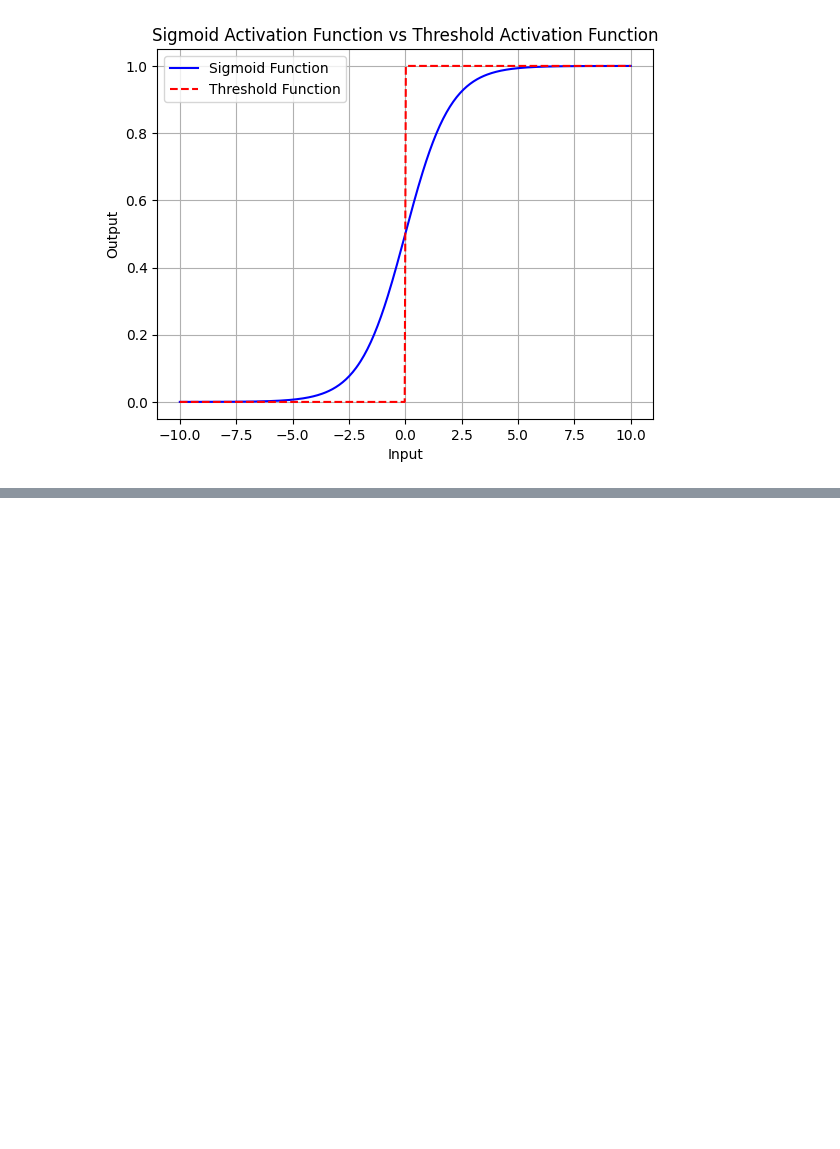
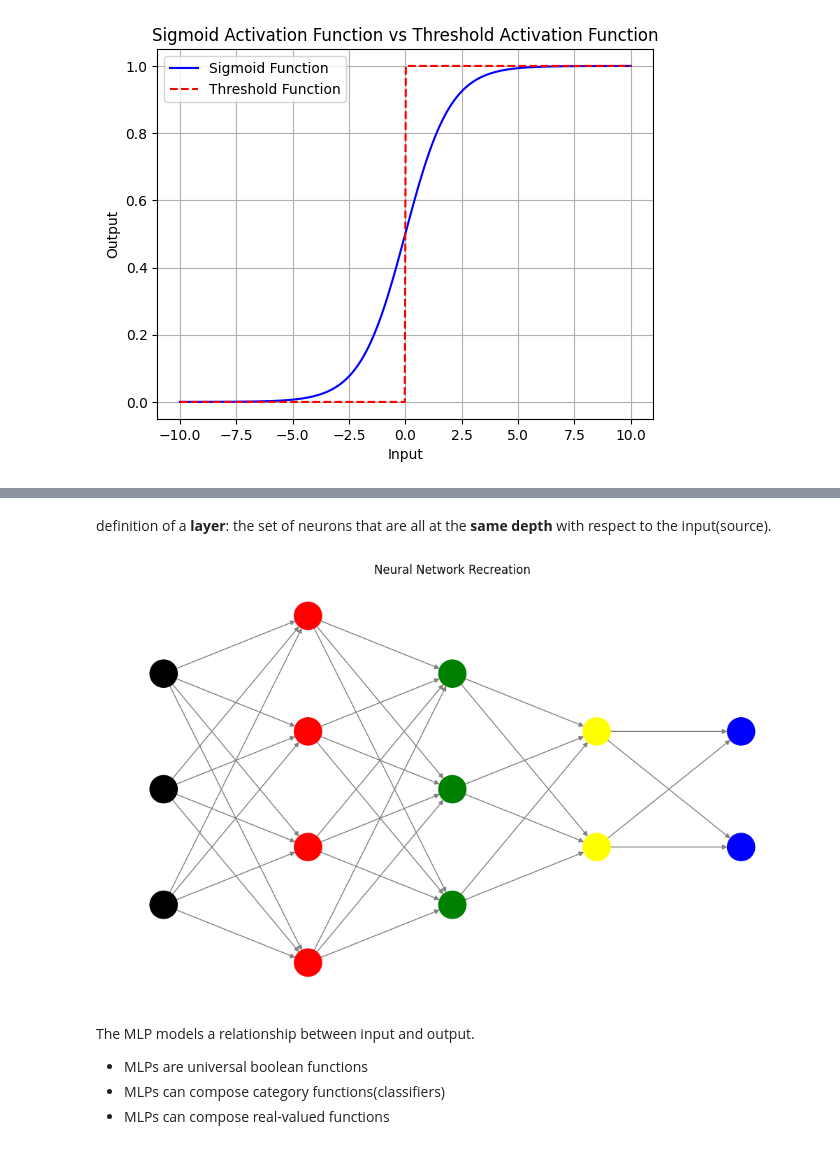
Before and after one commit to haonanyaaa/Intro-2-DL, a Jupyter notebook: lec2.ipynb, the cells around one changed output, grey strips where cells are left out. Cells and saved outputs as stored; diff of their text form; code cells hidden in the pictures; blank space fills up the shorter version.

```diff
--- a/lec2.ipynb
+++ b/lec2.ipynb
@@ -58,0 +72,41 @@ plt.show()
+# %% [markdown]
+definition of a **layer**: the set of neurons that are all at the **same depth** with respect to the input(source).
+# %%
+import networkx as nx
+import matplotlib.pyplot as plt
+
+# Define layers based on the image structure
+layers = [3, 4, 3, 2, 2]
+colors = ['black', 'red', 'green', 'yellow', 'blue']
+
+G = nx.DiGraph()
+
+# Create nodes and positions
+pos = {}
+node_colors = []
+for i, count in enumerate(layers):
+    for j in range(count):
+        node_id = f"{i}_{j}"
+        G.add_node(node_id)
+        pos[node_id] = (i, -j + count/2) # Centering vertically
+        node_colors.append(colors[i])
+
+# Create edges for a fully connected network
+for i in range(len(layers) - 1):
+    for j in range(layers[i]):
+        for k in range(layers[i+1]):
+            G.add_edge(f"{i}_{j}", f"{i+1}_{k}")
+
+# Draw the graph
+plt.figure(figsize=(10, 6))
+nx.draw(G, pos, node_color=node_colors, with_labels=False,
+        node_size=800, edge_color='gray', arrows=True)
+plt.title("Neural Network Recreation")
+plt.show()
+# %% [output]
+[figure, added]
+# %% [markdown]
+The MLP models a relationship between input and output.
+- MLPs are universal boolean functions
+- MLPs can compose category functions(classifiers)
+- MLPs can compose real-valued functions
```
Also changed, not shown: parts of 6 cells of this notebook.
